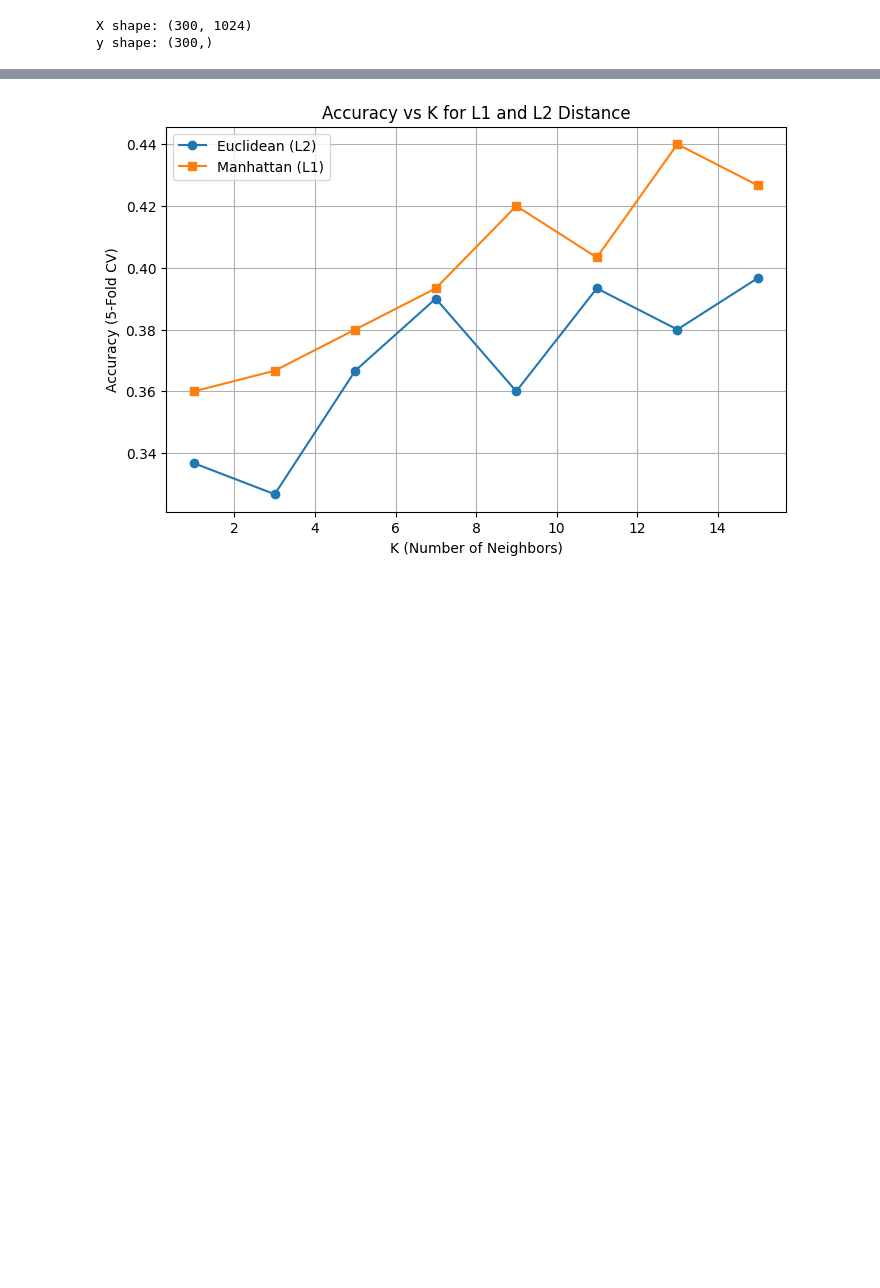
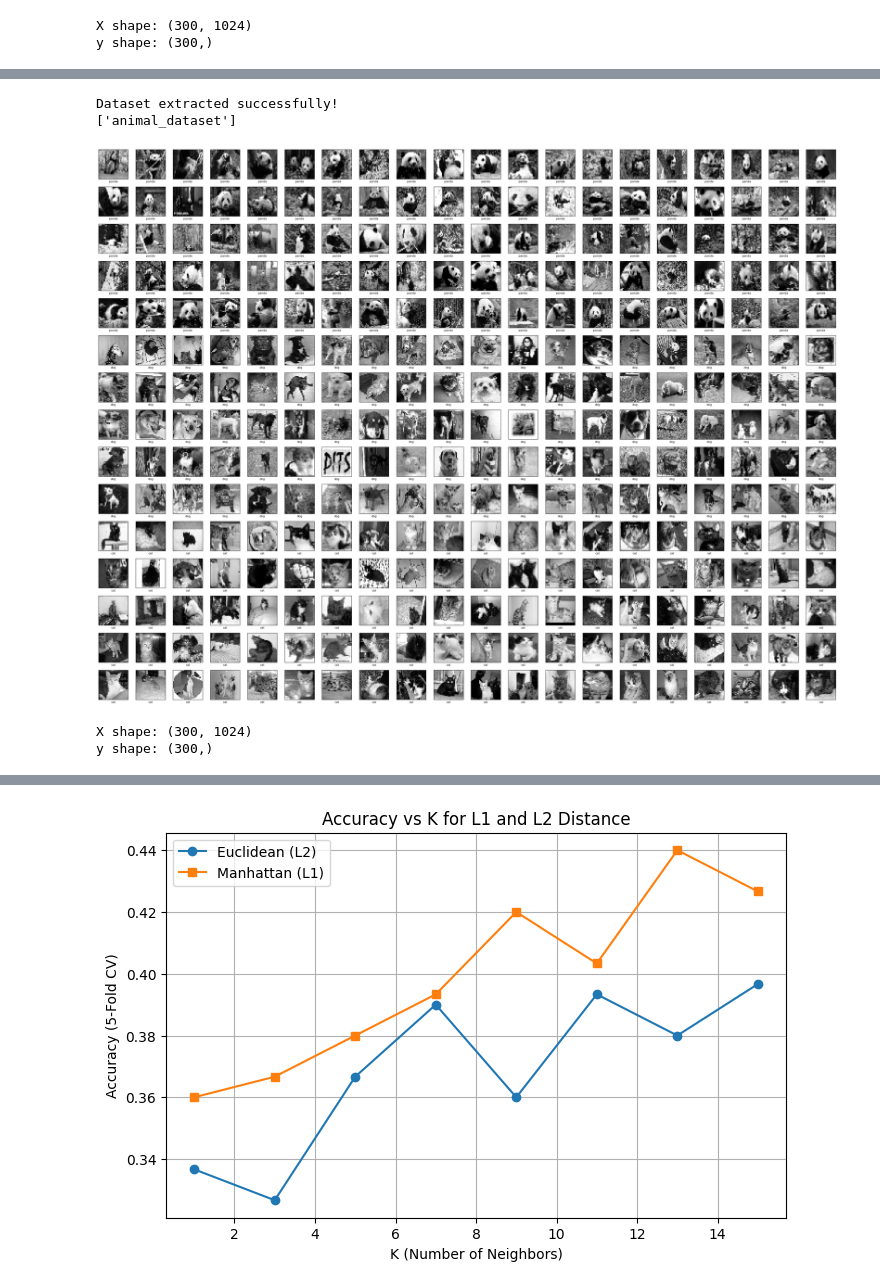
Before and after one commit to Mehebub-Hasan/CVPR, a Jupyter notebook: KNN.ipynb, the cells around one changed output, grey strips where cells are left out. Drawn from its saved outputs; the diff is of its cells as text; code cells hidden in the pictures; blank space fills up the shorter version.

```diff
--- a/KNN.ipynb
+++ b/KNN.ipynb
@@ -77,0 +84,14 @@ y shape: (300,)
+# %%
+import zipfile
+import os
+
+zip_path = "animal_dataset.zip"
+
+with zipfile.ZipFile(zip_path, 'r') as z:
+    z.extractall("animal_dataset")
+
+print("Dataset extracted successfully!")
+print(os.listdir("animal_dataset"))
+# %% [output]
+Dataset extracted successfully!
+['animal_dataset']
@@ -77,0 +100,59 @@ y shape: (300,)
+# %%
+import matplotlib.pyplot as plt
+
+# Calculate the number of rows and columns needed for all images
+num_images = len(X)
+num_cols = 20 # Let's aim for 20 columns for a reasonable layout
+num_rows = (num_images + num_cols - 1) // num_cols # Ceiling division
+
+plt.figure(figsize=(num_cols * 1.5, num_rows * 1.5)) # Adjust figure size dynamically
+
+for i in range(num_images):  # Show all images
+    plt.subplot(num_rows, num_cols, i+1)
+
+    # Reshape back to 32x32
+    img = X[i].reshape(32, 32)
+
+    plt.imshow(img, cmap='gray')
+    plt.xticks([])
+    plt.yticks([])
+    plt.xlabel(y[i], fontsize=8)
+
+plt.tight_layout()
+plt.show()
+# %% [output]
+[figure, added]
+# %%
+import os
+import cv2
+import numpy as np
+
+X = []
+y = []
+
+for class_name in os.listdir(dataset_path):
+    class_path = os.path.join(dataset_path, class_name)
+
+    if not os.path.isdir(class_path):
+        continue
+
+    for fname in os.listdir(class_path):
+        fpath = os.path.join(class_path, fname)
+
+        img = cv2.imread(fpath, cv2.IMREAD_GRAYSCALE)
+        if img is None:
+            print("Unreadable image:", fpath)
+            continue
+
+        img = cv2.resize(img, (32, 32))
+        X.append(img.flatten())
+        y.append(class_name)
+
+X = np.array(X)
+y = np.array(y)
+
+print("X shape:", X.shape)
+print("y shape:", y.shape)
+# %% [output]
+X shape: (300, 1024)
+y shape: (300,)
```
Also changed, not shown: parts of 10 cells of this notebook.
